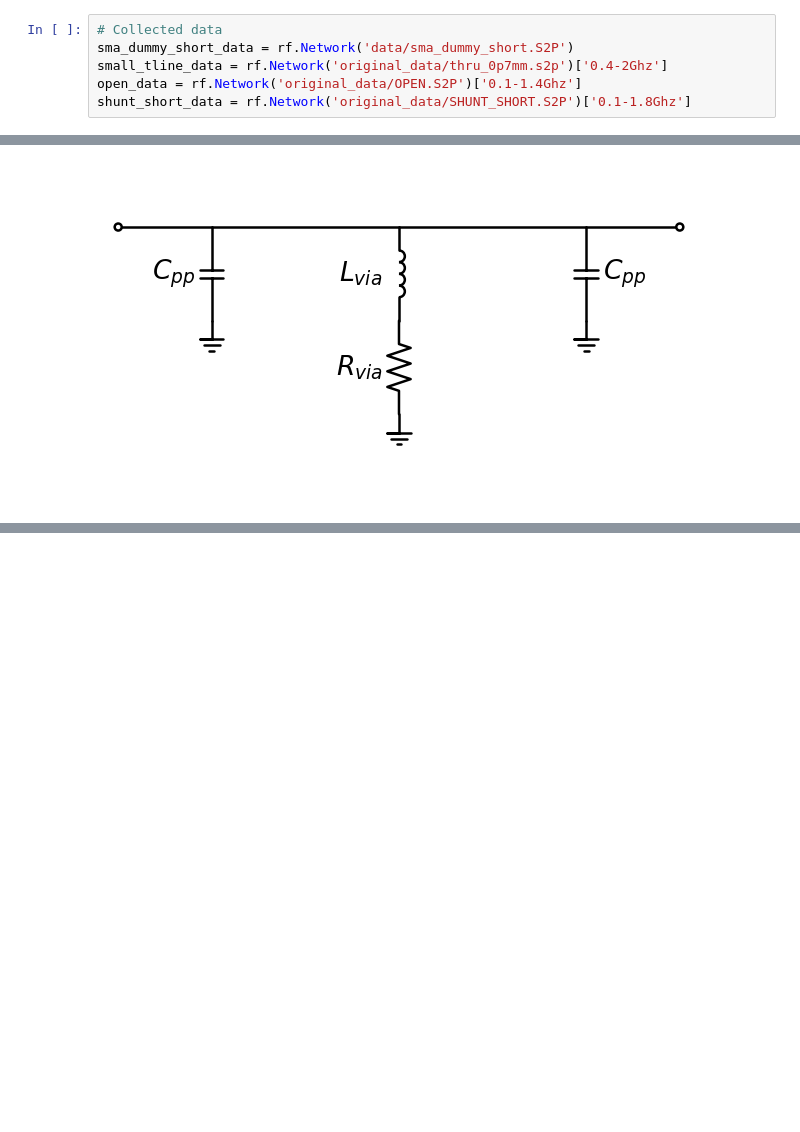
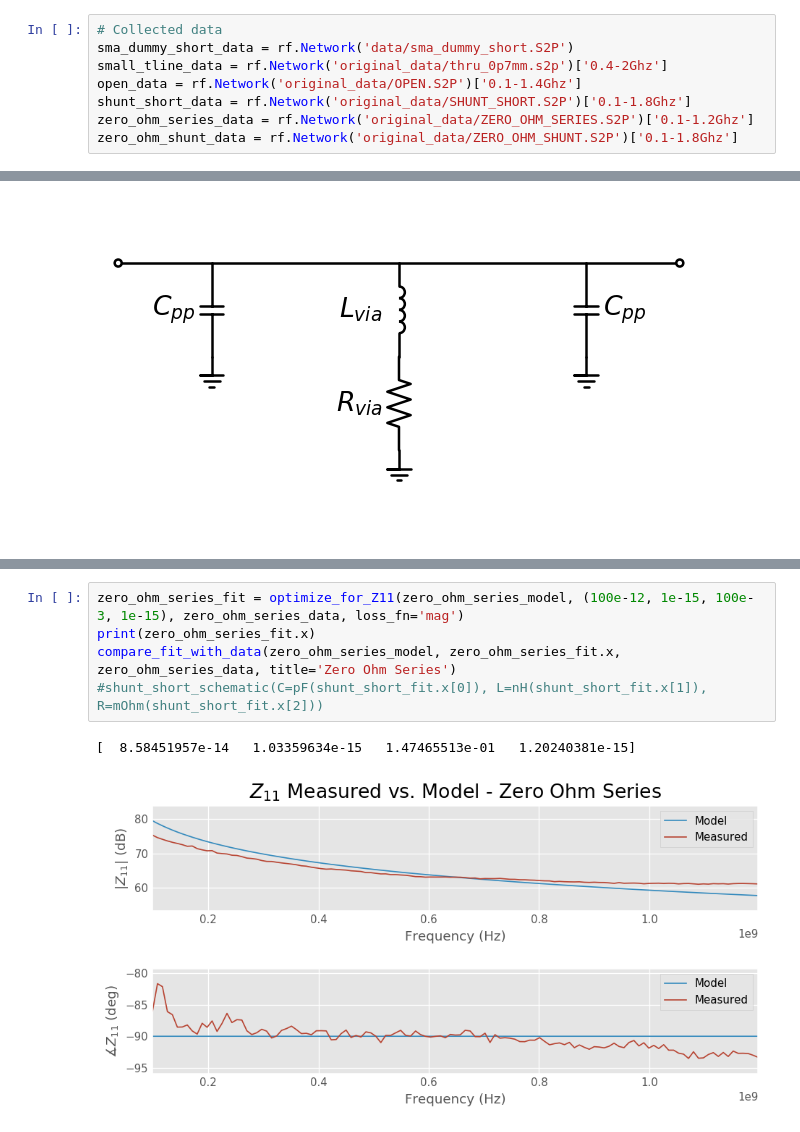
Before and after one commit to vighneshiyer/ee142_labs, a Jupyter notebook: lab1_redux/Lab1_Notebook.ipynb, the cells around one changed output, grey strips where cells are left out. Drawn from its saved outputs; the diff is of its cells as text; blank space fills up the shorter version.

```diff
--- a/lab1_redux/Lab1_Notebook.ipynb
+++ b/lab1_redux/Lab1_Notebook.ipynb
@@ -62,6 +71,8 @@ sma_dummy_short_data = rf.Network('data/sma_dummy_short.S2P')
 small_tline_data = rf.Network('original_data/thru_0p7mm.s2p')['0.4-2Ghz']
 open_data = rf.Network('original_data/OPEN.S2P')['0.1-1.4Ghz']
 shunt_short_data = rf.Network('original_data/SHUNT_SHORT.S2P')['0.1-1.8Ghz']
+zero_ohm_series_data = rf.Network('original_data/ZERO_OHM_SERIES.S2P')['0.1-1.2Ghz']
+zero_ohm_shunt_data = rf.Network('original_data/ZERO_OHM_SHUNT.S2P')['0.1-1.8Ghz']
 # %%
 def sma_dummy_short_model():
     R, L, C, w = sympy.symbols('R L C \omega', real=True)
@@ -257,0 +373,8 @@ Shunt-Short Via Schematic Model:
+# %%
+zero_ohm_series_fit = optimize_for_Z11(zero_ohm_series_model, (100e-12, 1e-15, 100e-3, 1e-15), zero_ohm_series_data, loss_fn='mag')
+print(zero_ohm_series_fit.x)
+compare_fit_with_data(zero_ohm_series_model, zero_ohm_series_fit.x, zero_ohm_series_data, title='Zero Ohm Series')
+#shunt_short_schematic(C=pF(shunt_short_fit.x[0]), L=nH(shunt_short_fit.x[1]), R=mOhm(shunt_short_fit.x[2]))
+# %% [output]
+[  8.58451957e-14   1.03359634e-15   1.47465513e-01   1.20240381e-15]
+[figure, added]
```
Also changed, not shown: parts of 10 cells of this notebook, 1 other file.
